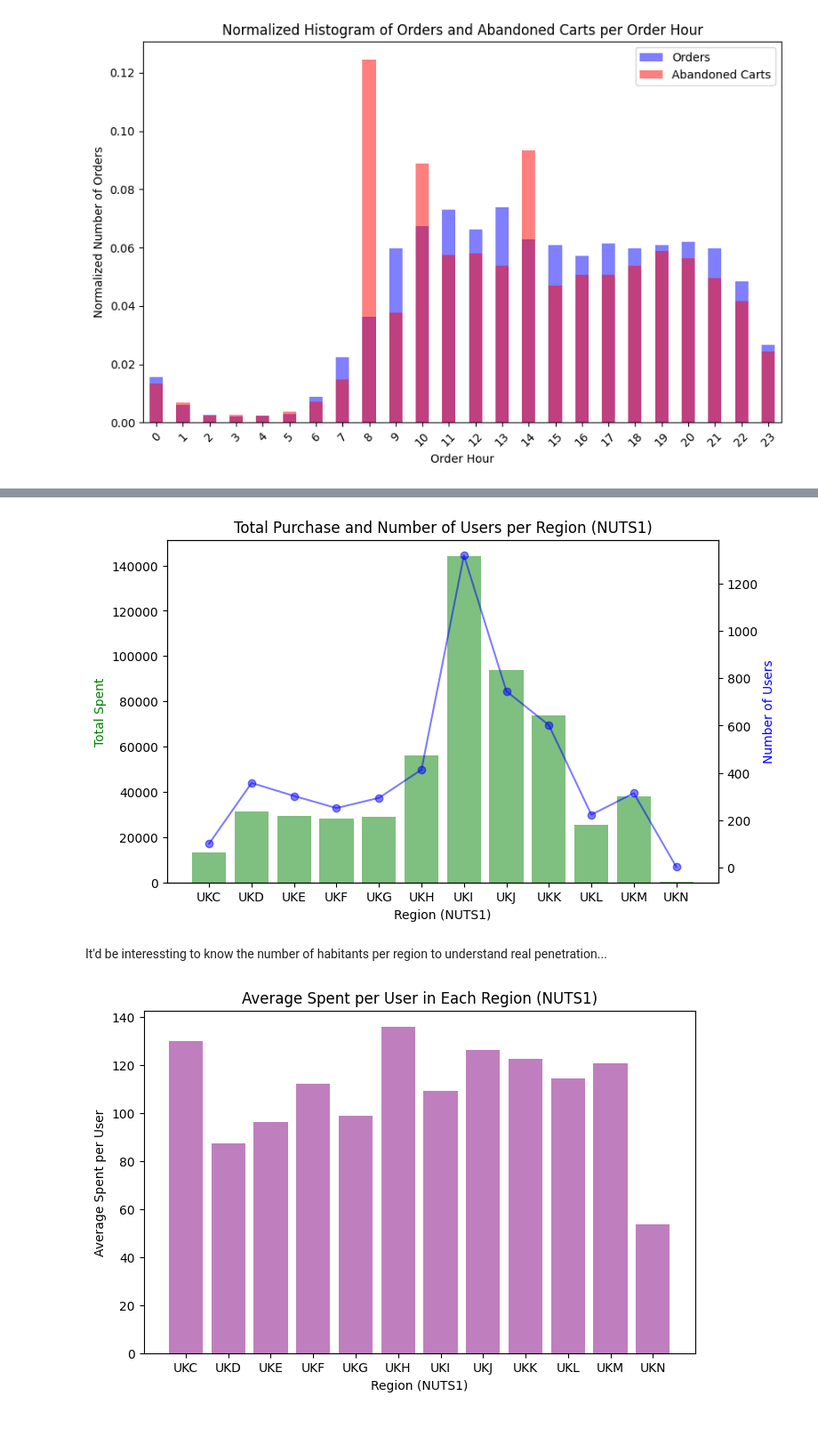
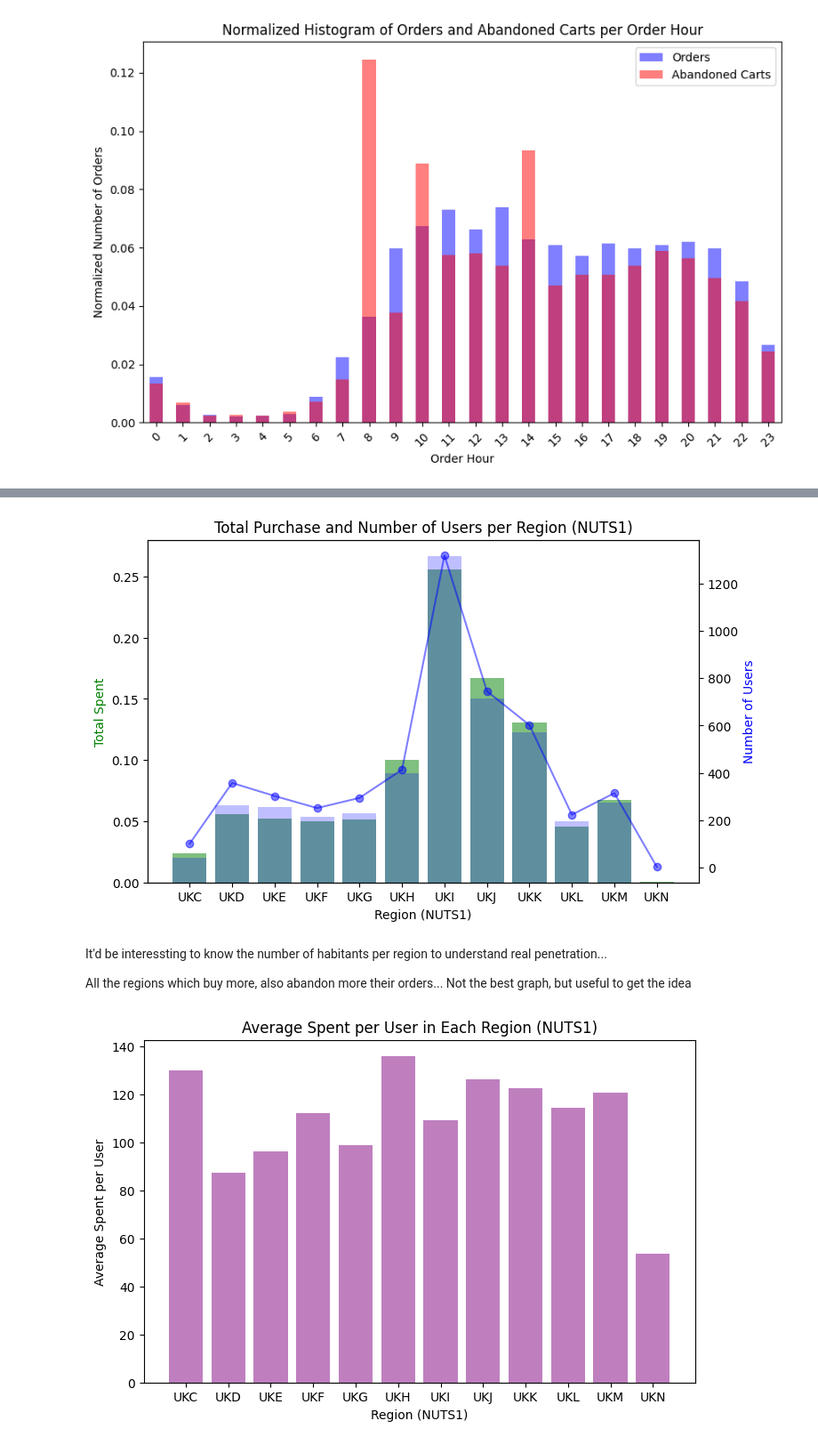
Before and after one commit to imMoya/zrive-ds, a Jupyter notebook: src/module_2/eda.ipynb, the cells around one changed output, grey strips where cells are left out. Shown: that part at 89% size. Cells and saved outputs as stored; diff of their text form; code cells hidden in the pictures.

```diff
--- a/src/module_2/eda.ipynb
+++ b/src/module_2/eda.ipynb
@@ -289,29 +307,37 @@ users_summary.head()
 # %%
 # Group by user_nuts1 and sum the total_spent
-purchase_per_region = users_summary.groupby('user_nuts1')['total_spent'].sum().reset_index()
+purchase_per_region = user_summary.groupby('user_nuts1')['total_spent'].sum().reset_index()
+abandoned_per_region = user_summary.groupby('user_nuts1')['total_abandoned'].sum().reset_index()
 
 # Calculate the number of users per region
-users_per_region = users_summary.groupby('user_nuts1')['user_id'].count().reset_index()
+users_per_region = user_summary.groupby('user_nuts1')['user_id'].count().reset_index()
 users_per_region.columns = ['user_nuts1', 'num_users']
 
 # Merge the two dataframes
 region_summary = pd.merge(purchase_per_region, users_per_region, on='user_nuts1')
 
 # Plot the data
 fig, ax1 = plt.subplots(figsize=(8, 5))
 
 ax2 = ax1.twinx()
-ax1.bar(region_summary['user_nuts1'], region_summary['total_spent'], color='g', alpha=0.5)
+# Normalize the total_spent to 1
+region_summary['total_spent_normalized'] = region_summary['total_spent'] / region_summary['total_spent'].sum()
+abandoned_per_region['total_abandoned_normalized'] = abandoned_per_region['total_abandoned'] / abandoned_per_region['total_abandoned'].sum()
+
+ax1.bar(region_summary['user_nuts1'], region_summary['total_spent_normalized'], color='g', alpha=0.5)
+ax1.bar(abandoned_per_region['user_nuts1'], abandoned_per_region['total_abandoned_normalized'], color='b', alpha=0.25)
 ax2.plot(region_summary['user_nuts1'], region_summary['num_users'], color='b', marker='o', alpha=0.5)
 
 ax1.set_xlabel('Region (NUTS1)')
 ax1.set_ylabel('Total Spent', color='g')
 ax2.set_ylabel('Number of Users', color='b')
 plt.title('Total Purchase and Number of Users per Region (NUTS1)')
 plt.xticks(rotation=45)
 plt.show()
 # %% [output]
-[figure, old version]
+[figure, new version]
 # %% [markdown]
 It'd be interessting to know the number of habitants per region to understand real penetration...
+
+All the regions which buy more, also abandon more their orders... Not the best graph, but useful to get the idea
 # %%
```
Also changed, not shown: parts of 22 cells of this notebook, 2 other files.
